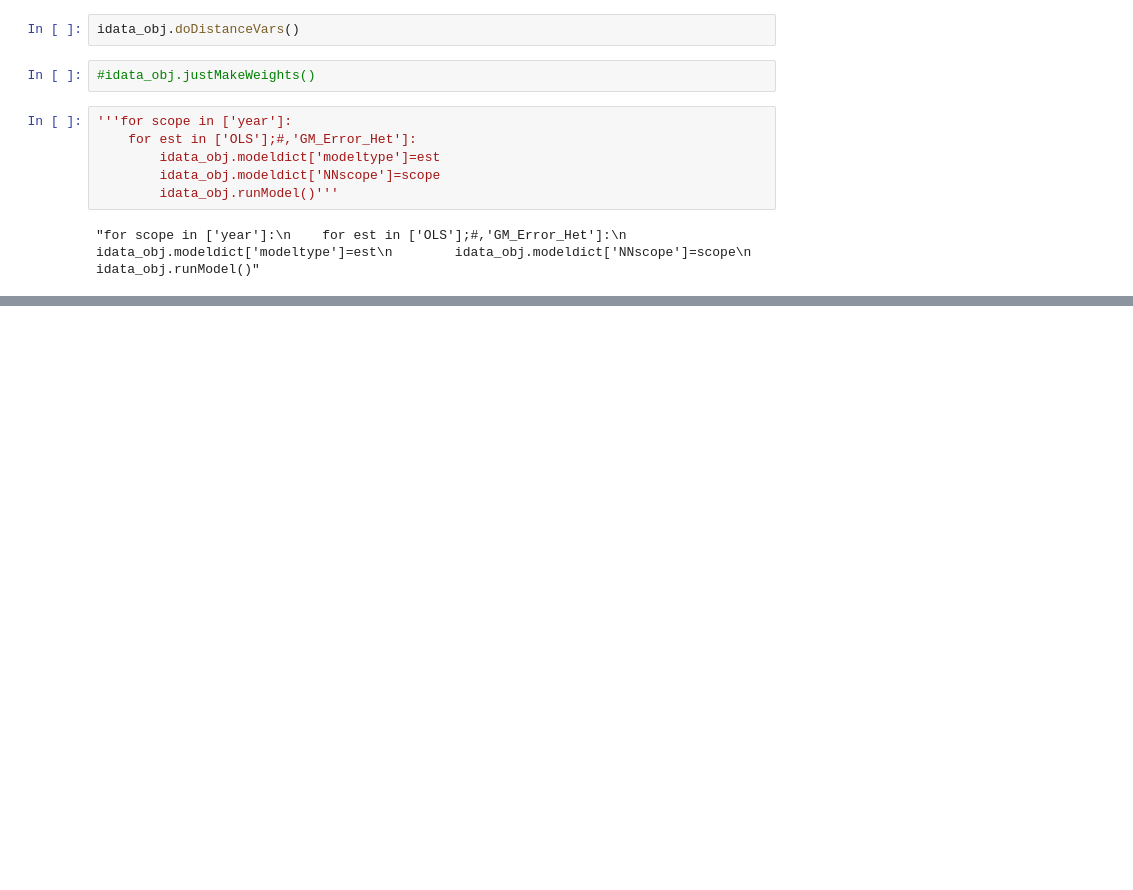
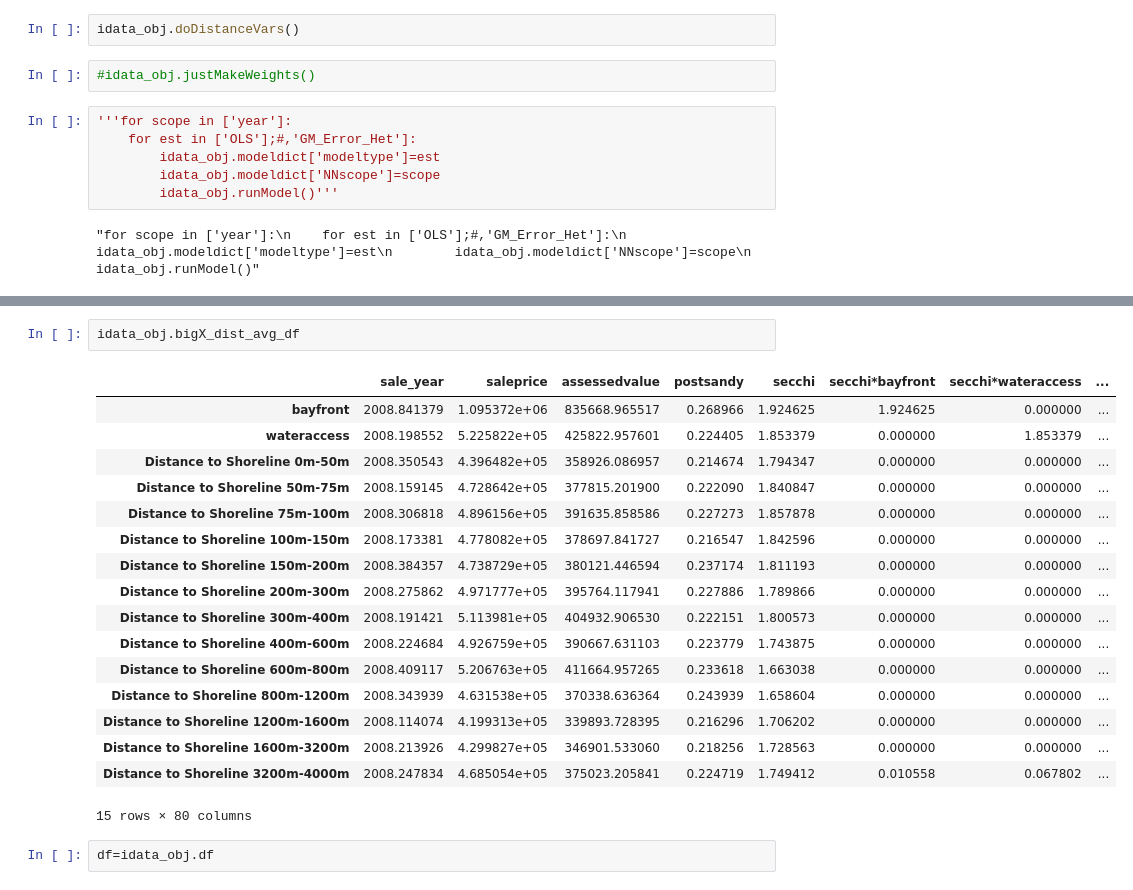
Before and after one commit to DouglasPatton/island, a Jupyter notebook: island-data_effects.ipynb, the cells around one changed output, grey strips where cells are left out. Saved outputs shown, nothing was run; the diff lists cells and outputs as text; blank space fills up the shorter version.

Commit message:
workin on standarization and wateraccess or omitted dummy in effects

```diff
--- a/island-data_effects.ipynb
+++ b/island-data_effects.ipynb
@@ -85,0 +86,22 @@ Distance to Shoreline 3200m-4000m  -102.297283   102.21
+# %%
+idata_obj.bigX_dist_avg_df
+# %% [output]
+|  | sale_year | saleprice | assessedvalue | postsandy | secchi | secchi*bayfront | secchi*wateraccess | ... |
+| bayfront | 2008.841379 | 1.095372e+06 | 835668.965517 | 0.268966 | 1.924625 | 1.924625 | 0.000000 | ... |
+| wateraccess | 2008.198552 | 5.225822e+05 | 425822.957601 | 0.224405 | 1.853379 | 0.000000 | 1.853379 | ... |
+| Distance to Shoreline 0m-50m | 2008.350543 | 4.396482e+05 | 358926.086957 | 0.214674 | 1.794347 | 0.000000 | 0.000000 | ... |
+| Distance to Shoreline 50m-75m | 2008.159145 | 4.728642e+05 | 377815.201900 | 0.222090 | 1.840847 | 0.000000 | 0.000000 | ... |
+| Distance to Shoreline 75m-100m | 2008.306818 | 4.896156e+05 | 391635.858586 | 0.227273 | 1.857878 | 0.000000 | 0.000000 | ... |
+| Distance to Shoreline 100m-150m | 2008.173381 | 4.778082e+05 | 378697.841727 | 0.216547 | 1.842596 | 0.000000 | 0.000000 | ... |
+| Distance to Shoreline 150m-200m | 2008.384357 | 4.738729e+05 | 380121.446594 | 0.237174 | 1.811193 | 0.000000 | 0.000000 | ... |
+| Distance to Shoreline 200m-300m | 2008.275862 | 4.971777e+05 | 395764.117941 | 0.227886 | 1.789866 | 0.000000 | 0.000000 | ... |
+| Distance to Shoreline 300m-400m | 2008.191421 | 5.113981e+05 | 404932.906530 | 0.222151 | 1.800573 | 0.000000 | 0.000000 | ... |
+| Distance to Shoreline 400m-600m | 2008.224684 | 4.926759e+05 | 390667.631103 | 0.223779 | 1.743875 | 0.000000 | 0.000000 | ... |
+| Distance to Shoreline 600m-800m | 2008.409117 | 5.206763e+05 | 411664.957265 | 0.233618 | 1.663038 | 0.000000 | 0.000000 | ... |
+| Distance to Shoreline 800m-1200m | 2008.343939 | 4.631538e+05 | 370338.636364 | 0.243939 | 1.658604 | 0.000000 | 0.000000 | ... |
+| Distance to Shoreline 1200m-1600m | 2008.114074 | 4.199313e+05 | 339893.728395 | 0.216296 | 1.706202 | 0.000000 | 0.000000 | ... |
+| Distance to Shoreline 1600m-3200m | 2008.213926 | 4.299827e+05 | 346901.533060 | 0.218256 | 1.728563 | 0.000000 | 0.000000 | ... |
+| Distance to Shoreline 3200m-4000m | 2008.247834 | 4.685054e+05 | 375023.205841 | 0.224719 | 1.749412 | 0.010558 | 0.067802 | ... |
+15 rows × 80 columns
+# %%
+df=idata_obj.df
```
Also changed, not shown: parts of 9 cells of this notebook, 4 other files.
